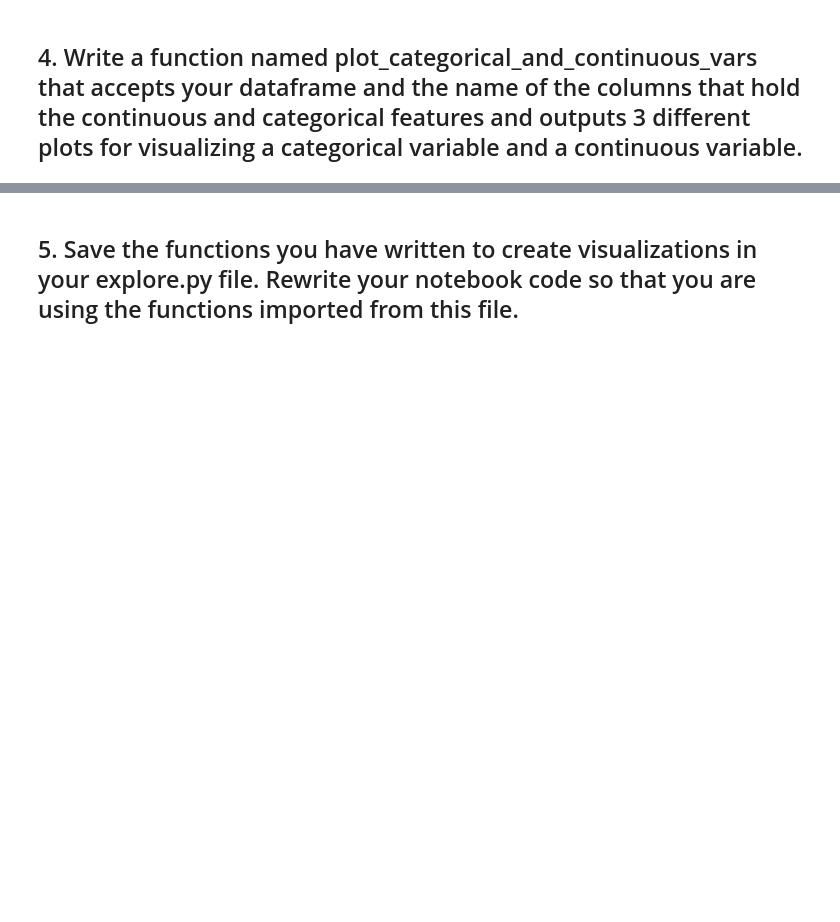
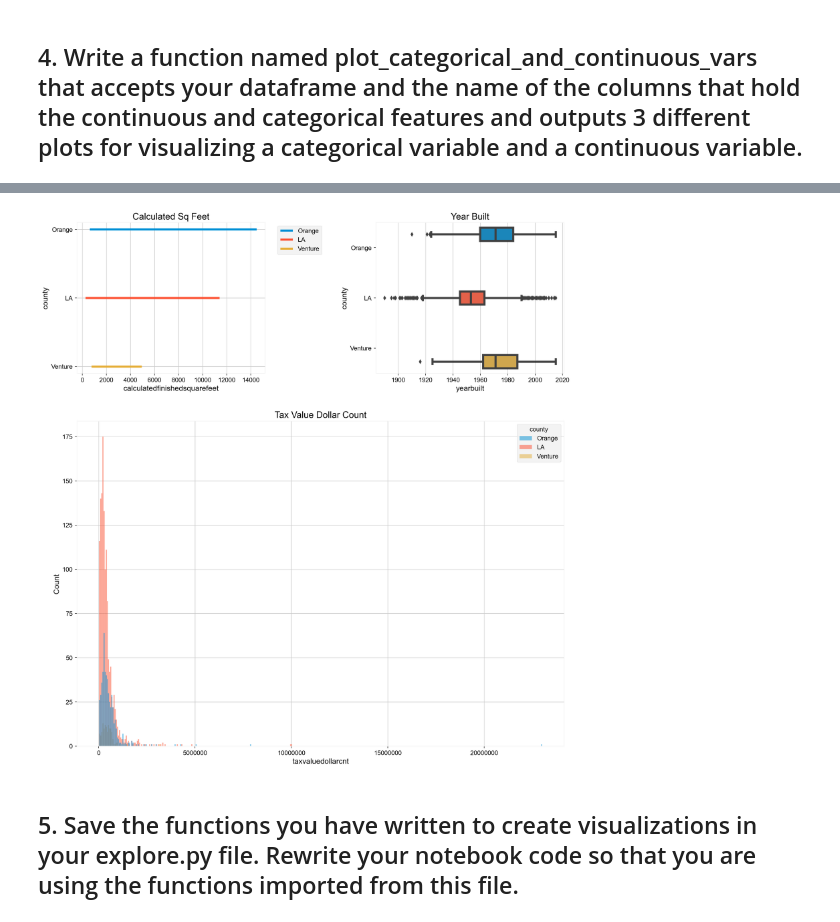
Before and after one commit to jeremiah-toribio/regression-exercises, a Jupyter notebook: explore.ipynb, the cells around one changed output, grey strips where cells are left out. Saved outputs shown, nothing was run; the diff lists cells and outputs as text; code cells hidden in the pictures; blank space fills up the shorter version.

```diff
--- a/explore.ipynb
+++ b/explore.ipynb
@@ -53,3 +117,26 @@ train, validate, test = w.splitter(zillow)
+# %%
+ax1 = pw.Brick(figsize=(5,4))
+sns.lineplot(x="calculatedfinishedsquarefeet", y=cat_col[0], hue="county", data=train_sample, ax=ax1)
+ax1.legend(bbox_to_anchor=(1.05, 1.0), loc='upper left')
+ax1.set_title("Calculated Sq Feet")
+
+ax2 = pw.Brick(figsize=(5,4))
+sns.boxplot(x="yearbuilt",y=cat_col[0], hue='county',data=train_sample,ax=ax2)
+ax2.legend([],[],frameon=False)
+ax2.set_title('Year Built')
+
+ax3 = pw.Brick(figsize=(3,2))
+sns.histplot(x='taxvaluedollarcnt',data=train_sample,hue='county',ax=ax3)
+ax3.set_title('Tax Value Dollar Count')
+ax3.ticklabel_format(style='plain', axis='x')
+
+#ax4 = pw.Brick(figsize=(3,2))
+#sns.pairplot(train[num_col].sample(2000), corner=True)
+
+ax12 = (ax1|ax2)/(ax3)
+ax12
+# %% [output]
+[figure, added]
 # %% [markdown]
 ## 5. Save the functions you have written to create visualizations in your explore.py file. Rewrite your notebook code so that you are using the functions imported from this file.
 # %% [markdown]
```
Also changed, not shown: parts of 10 cells of this notebook, 4 other files.
